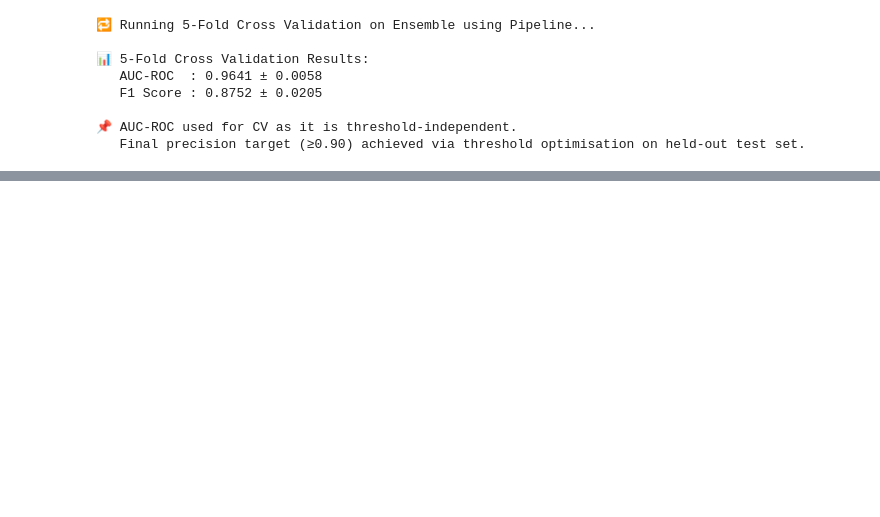
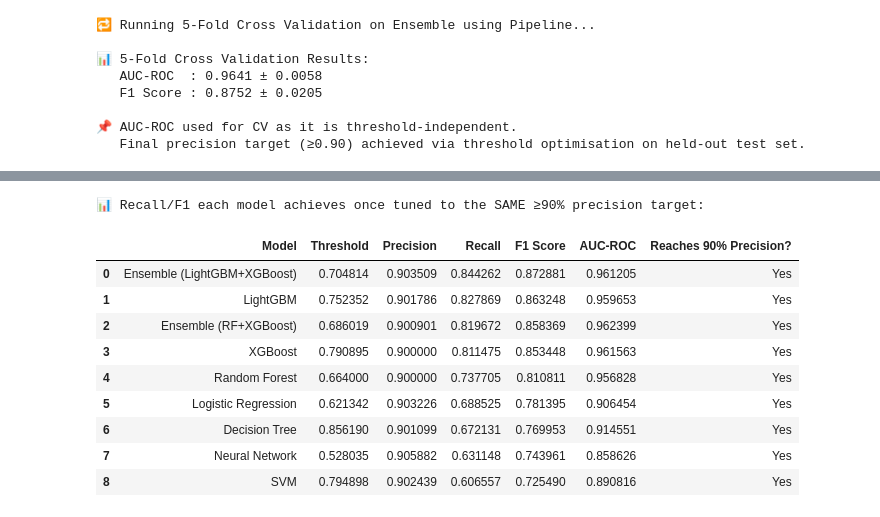
Before and after one commit to zigzagzeeq/FYP, a Jupyter notebook: notebooks/model_training.ipynb, the cells around one changed output, grey strips where cells are left out. Cells and saved outputs as stored; diff of their text form; code cells hidden in the pictures; blank space fills up the shorter version.

```diff
--- a/notebooks/model_training.ipynb
+++ b/notebooks/model_training.ipynb
@@ -469,0 +907,61 @@ print(f"   Final precision target (≥0.90) achieved via threshold optimisation
+# %%
+# ── Threshold-Matched Comparison: best recall/F1 each model can reach at ≥90% precision ──
+def tuned_metrics_at_precision(y_true, proba, min_precision=0.90):
+    """Find the lowest threshold that achieves >= min_precision, then report
+    the recall/F1 that comes with it (mirrors the logic used for the ensemble)."""
+    precisions_c, recalls_c, thresholds_c = precision_recall_curve(y_true, proba)
+    valid_idx = np.where(precisions_c >= min_precision)[0]
+    if len(valid_idx) == 0:
+        return None  # this model cannot reach the precision target at any threshold
+    best_idx = valid_idx[0]
+    thresh = float(thresholds_c[best_idx]) if best_idx < len(thresholds_c) else 1.0
+    preds = (proba >= thresh).astype(int)
+    return {
+        'Threshold':  thresh,
+        'Precision':  precision_score(y_true, preds),
+        'Recall':     recall_score(y_true, preds),
+        'F1 Score':   f1_score(y_true, preds),
+    }
+
+proba_by_model = {
+    'Random Forest':        rf_model.predict_proba(X_test)[:, 1],
+    'XGBoost':               xgb_model.predict_proba(X_test)[:, 1],
+    'LightGBM':              lgbm_proba,
+    'Logistic Regression':   lr_proba,
+    'Decision Tree':         dt_proba,
+    'SVM':                   svm_proba,
+    'Neural Network':        mlp_proba,
+    'Ensemble (RF+XGBoost)': y_proba,   # from the ensemble cell above
+    'Ensemble (LightGBM+XGBoost)': y_proba2,   # from the alternative ensemble cell above
+}
+
+rows = []
+for name, proba in proba_by_model.items():
+    m = tuned_metrics_at_precision(y_test, proba, min_precision=0.90)
+    auc = roc_auc_score(y_test, proba)
+    if m is None:
+        rows.append({'Model': name, 'Threshold': None, 'Precision': None,
+                     'Recall': None, 'F1 Score': None, 'AUC-ROC': auc,
+                     'Reaches 90% Precision?': 'No'})
+    else:
+        rows.append({'Model': name, **m, 'AUC-ROC': auc,
+                     'Reaches 90% Precision?': 'Yes'})
+
+matched_comparison_df = pd.DataFrame(rows).sort_values(
+    'F1 Score', ascending=False, na_position='last'
+).reset_index(drop=True)
+
+print("📊 Recall/F1 each model achieves once tuned to the SAME ≥90% precision target:")
+matched_comparison_df
+# %% [output]
+📊 Recall/F1 each model achieves once tuned to the SAME ≥90% precision target:
+|  | Model | Threshold | Precision | Recall | F1 Score | AUC-ROC | Reaches 90% Precision? |
+| 0 | Ensemble (LightGBM+XGBoost) | 0.704814 | 0.903509 | 0.844262 | 0.872881 | 0.961205 | Yes |
+| 1 | LightGBM | 0.752352 | 0.901786 | 0.827869 | 0.863248 | 0.959653 | Yes |
+| 2 | Ensemble (RF+XGBoost) | 0.686019 | 0.900901 | 0.819672 | 0.858369 | 0.962399 | Yes |
+| 3 | XGBoost | 0.790895 | 0.900000 | 0.811475 | 0.853448 | 0.961563 | Yes |
+| 4 | Random Forest | 0.664000 | 0.900000 | 0.737705 | 0.810811 | 0.956828 | Yes |
+| 5 | Logistic Regression | 0.621342 | 0.903226 | 0.688525 | 0.781395 | 0.906454 | Yes |
+| 6 | Decision Tree | 0.856190 | 0.901099 | 0.672131 | 0.769953 | 0.914551 | Yes |
+| 7 | Neural Network | 0.528035 | 0.905882 | 0.631148 | 0.743961 | 0.858626 | Yes |
+| 8 | SVM | 0.794898 | 0.902439 | 0.606557 | 0.725490 | 0.890816 | Yes |
```
Also changed, not shown: parts of 15 cells of this notebook, 4 other files.
